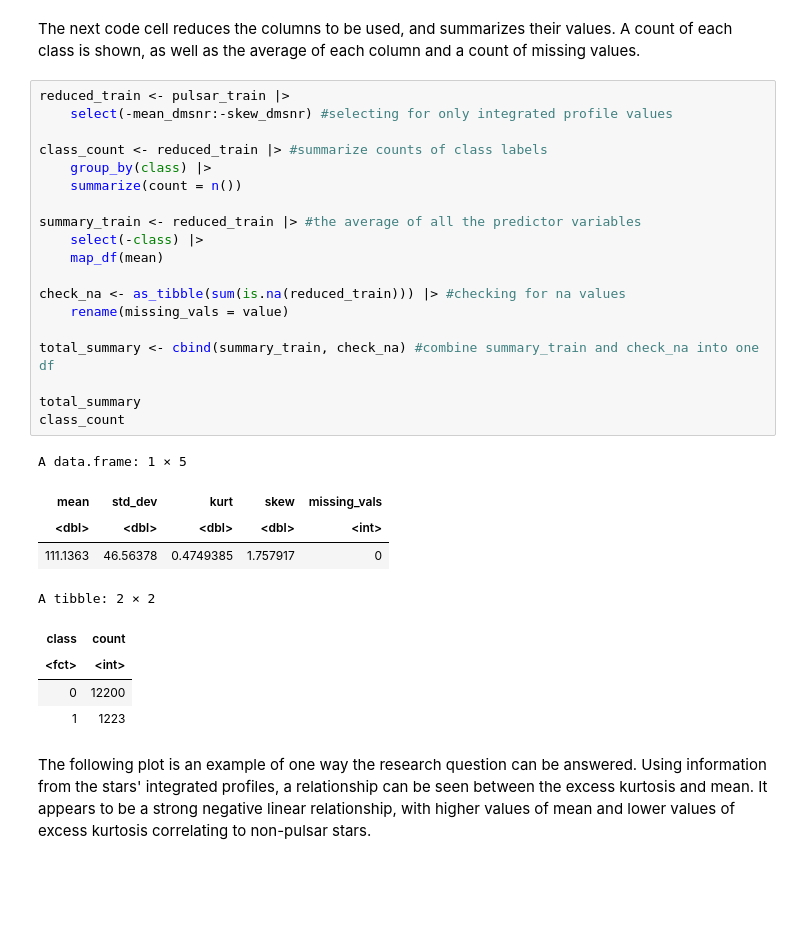
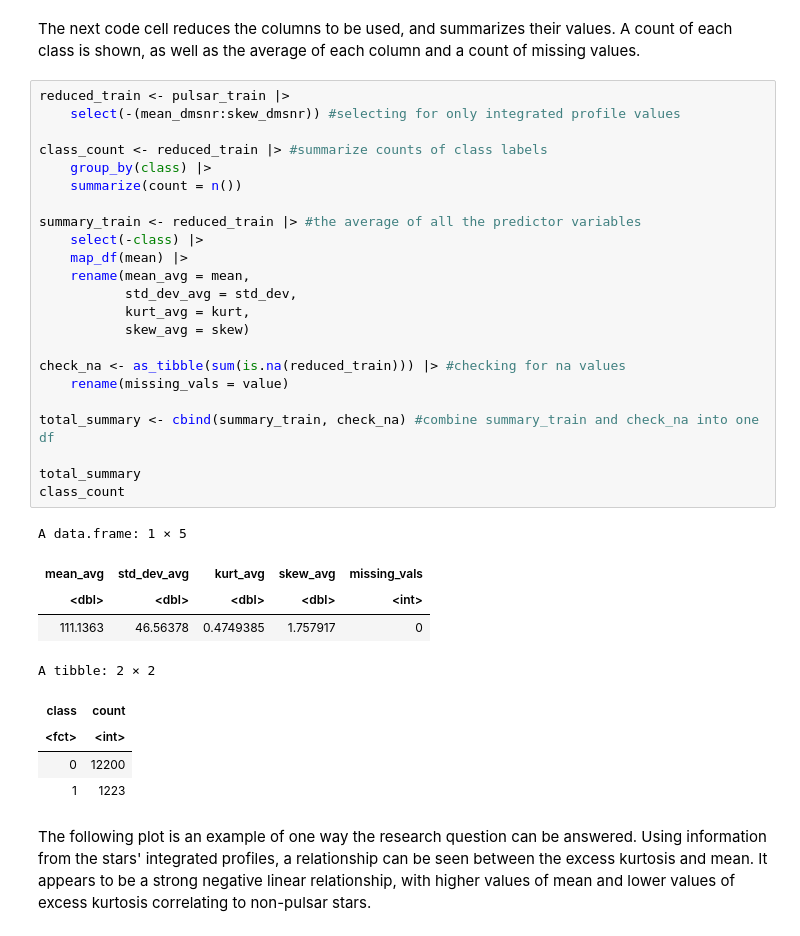
Before and after one commit to madisongill/dsci-100-2023s-group-39-section-002, a Jupyter notebook: project_proposal.ipynb, the cells around one changed output. Drawn from its saved outputs; the diff is of its cells as text; blank space fills up the shorter version.

Commit message:
rename summary table cols

```diff
--- a/project_proposal.ipynb
+++ b/project_proposal.ipynb
@@ -94,26 +94,30 @@ pulsar_test<-testing(pulsar_split)
 The next code cell reduces the columns to be used, and summarizes their values. A count of each class is shown, as well as the average of each column and a count of missing values.
 # %%
 reduced_train <- pulsar_train |>
-    select(-mean_dmsnr:-skew_dmsnr) #selecting for only integrated profile values
+    select(-(mean_dmsnr:skew_dmsnr)) #selecting for only integrated profile values
 
 class_count <- reduced_train |> #summarize counts of class labels
     group_by(class) |>
     summarize(count = n())
 
 summary_train <- reduced_train |> #the average of all the predictor variables
     select(-class) |>
-    map_df(mean)
+    map_df(mean) |>
+    rename(mean_avg = mean,
+           std_dev_avg = std_dev,
+           kurt_avg = kurt,
+           skew_avg = skew)
 
 check_na <- as_tibble(sum(is.na(reduced_train))) |> #checking for na values
     rename(missing_vals = value)
 
 total_summary <- cbind(summary_train, check_na) #combine summary_train and check_na into one df
 
 total_summary
 class_count
 # %% [output]
 A data.frame: 1 × 5
-| mean | std_dev | kurt | skew | missing_vals |
+| mean_avg | std_dev_avg | kurt_avg | skew_avg | missing_vals |
 | <dbl> | <dbl> | <dbl> | <dbl> | <int> |
 | 111.1363 | 46.56378 | 0.4749385 | 1.757917 | 0 |
 A tibble: 2 × 2
```
Also changed, not shown: parts of 1 cell of this notebook.
